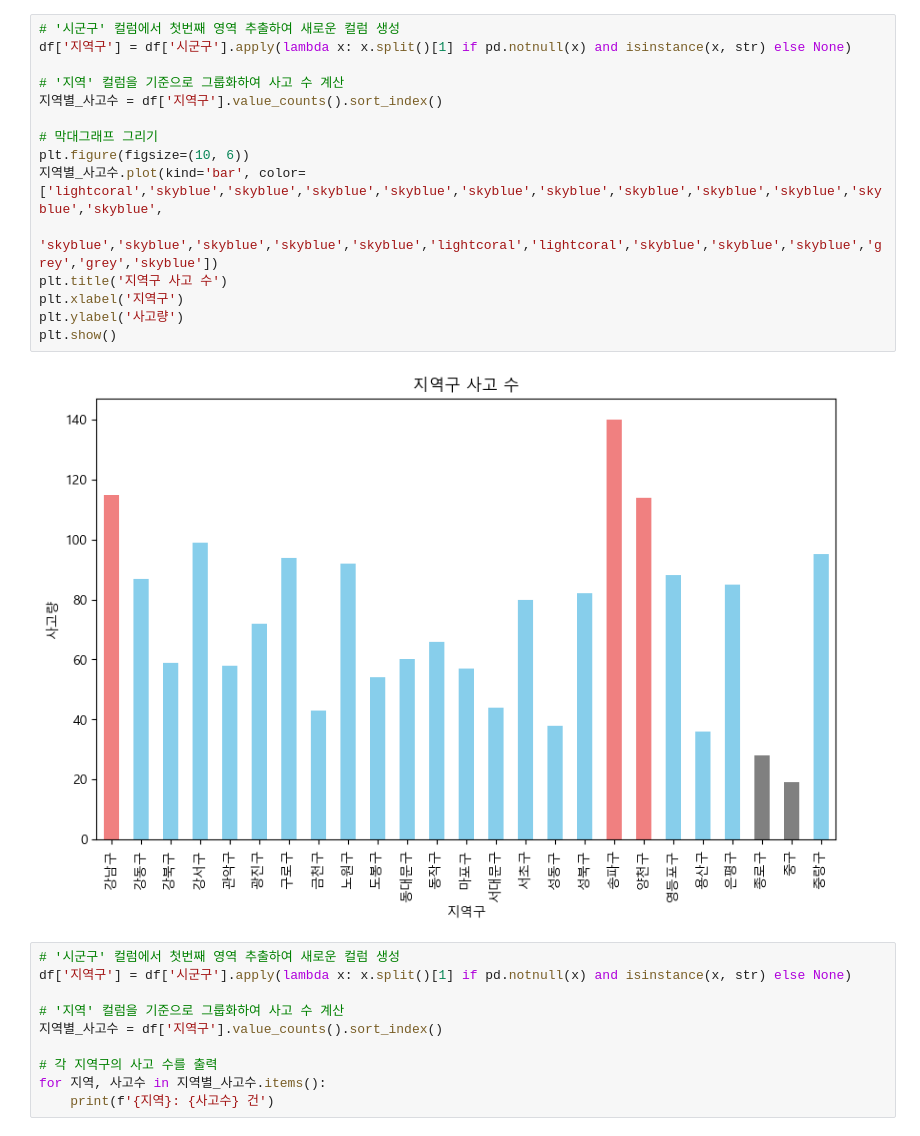
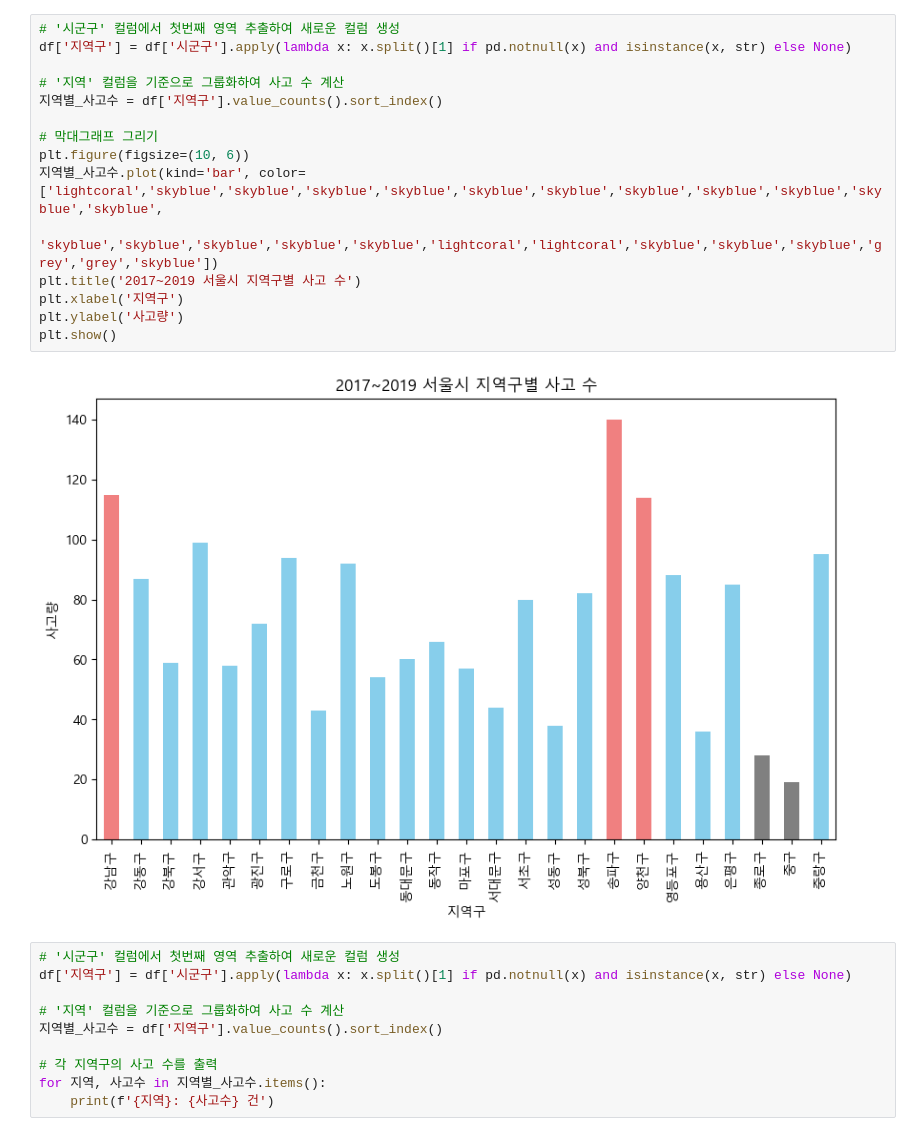
Before and after one commit to ssasdfccaf/Weather-and-traffic-accidents, a Jupyter notebook: 동옥/서울시 어린이 교통사고/child.ipynb, the cells around one changed output. Saved outputs shown, nothing was run; the diff lists cells and outputs as text.

```diff
--- a/동옥/서울시 어린이 교통사고/child.ipynb
+++ b/동옥/서울시 어린이 교통사고/child.ipynb
@@ -79,20 +79,20 @@ plt.show()
 # %%
 # '시군구' 컬럼에서 첫번째 영역 추출하여 새로운 컬럼 생성
 df['지역구'] = df['시군구'].apply(lambda x: x.split()[1] if pd.notnull(x) and isinstance(x, str) else None)
 
 # '지역' 컬럼을 기준으로 그룹화하여 사고 수 계산
 지역별_사고수 = df['지역구'].value_counts().sort_index()
 
 # 막대그래프 그리기
 plt.figure(figsize=(10, 6))
 지역별_사고수.plot(kind='bar', color=['lightcoral','skyblue','skyblue','skyblue','skyblue','skyblue','skyblue','skyblue','skyblue','skyblue','skyblue','skyblue',
                                  'skyblue','skyblue','skyblue','skyblue','skyblue','lightcoral','lightcoral','skyblue','skyblue','skyblue','grey','grey','skyblue'])
-plt.title('지역구 사고 수')
+plt.title('2017~2019 서울시 지역구별 사고 수')
 plt.xlabel('지역구')
 plt.ylabel('사고량')
 plt.show()
 # %% [output]
-[figure, old version]
+[figure, new version]
 # %%
 # '시군구' 컬럼에서 첫번째 영역 추출하여 새로운 컬럼 생성
 df['지역구'] = df['시군구'].apply(lambda x: x.split()[1] if pd.notnull(x) and isinstance(x, str) else None)
```
Also changed, not shown: parts of 14 cells of this notebook, 26 other files.
